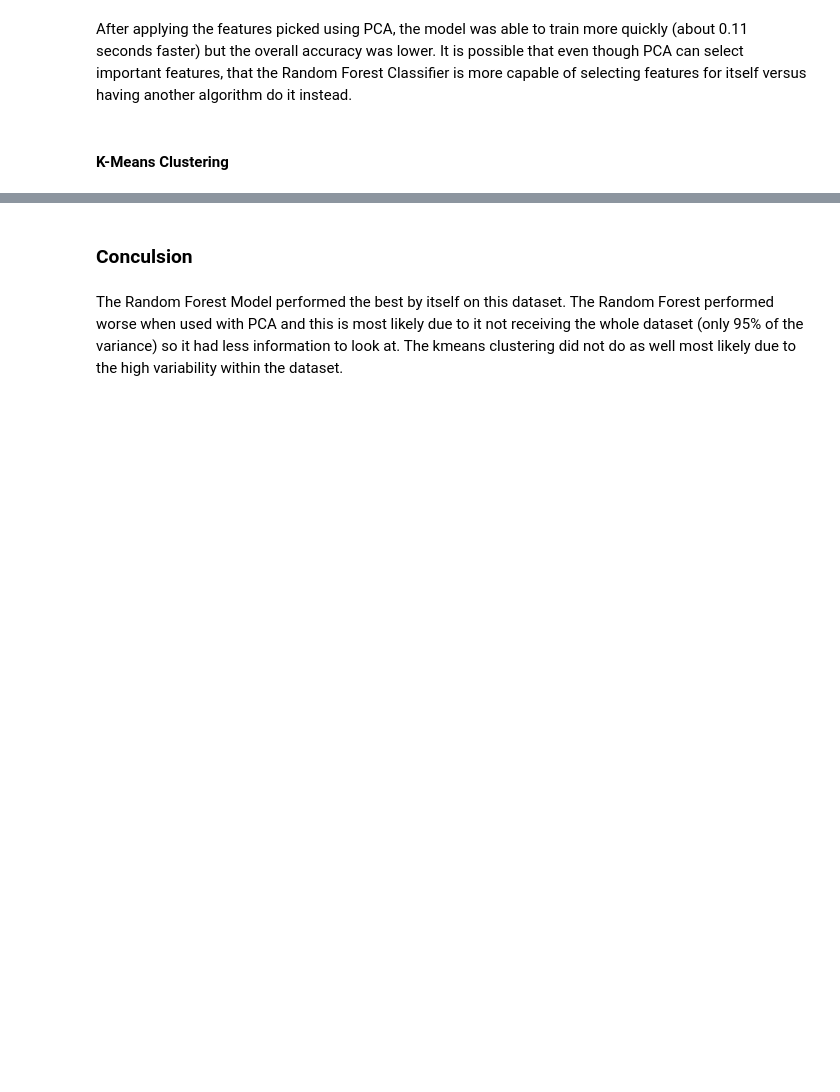
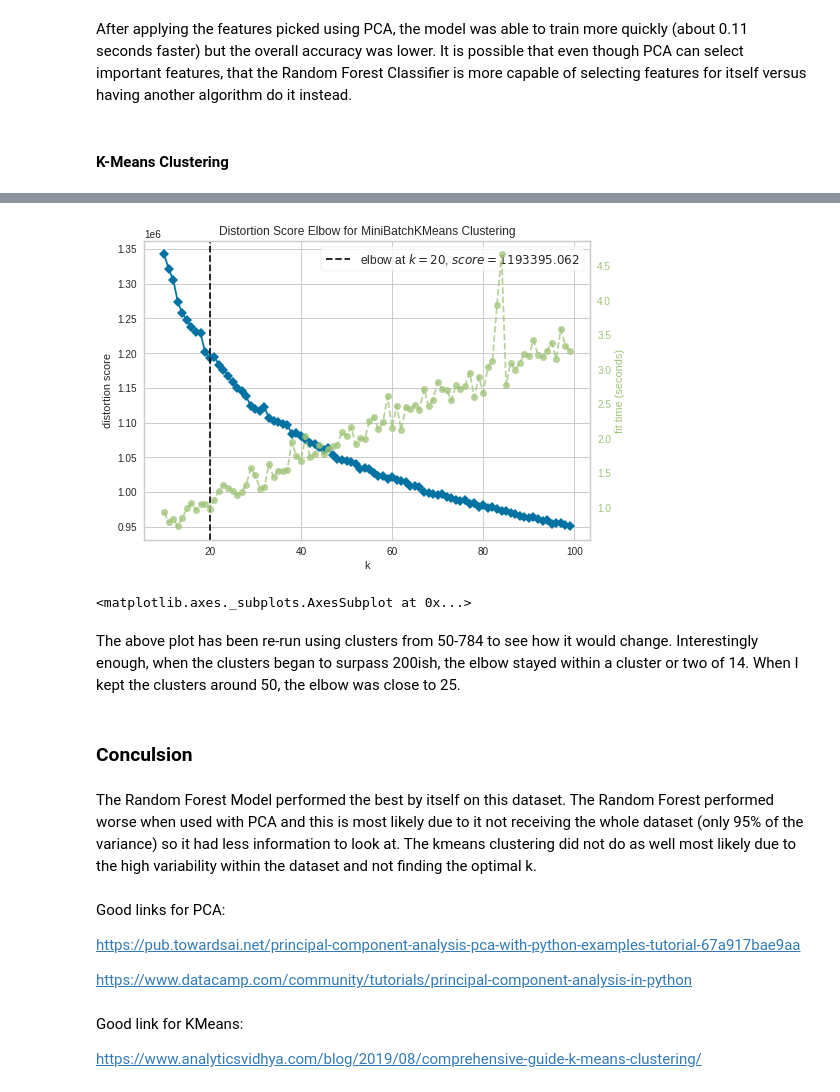
Before and after one commit to erinmcmahon26/MNIST-Digit-Recognizer, a Jupyter notebook: MNIST_Digit_Recognizer.ipynb, the cells around one changed output, grey strips where cells are left out. Saved outputs shown, nothing was run; the diff lists cells and outputs as text; code cells hidden in the pictures; blank space fills up the shorter version.

Commit message:
added additional plot

```diff
--- a/MNIST_Digit_Recognizer.ipynb
+++ b/MNIST_Digit_Recognizer.ipynb
@@ -399,4 +415,28 @@ test_predicted_labels = np.array([int(x) for x in test_predicted_labels])
+# %%
+import yellowbrick
+from sklearn.cluster import KMeans, MiniBatchKMeans
+from sklearn.datasets import make_blobs
+from yellowbrick.cluster import KElbowVisualizer
+model = MiniBatchKMeans()
+visualizer = KElbowVisualizer(model, k=(10,100))
+visualizer.fit(x_train)
+visualizer.show()
+# %% [output]
+[figure, added]
+<matplotlib.axes._subplots.AxesSubplot at 0x...>
+# %% [markdown]
+The above plot has been re-run using clusters from 50-784 to see how it would change. Interestingly enough, when the clusters began to surpass 200ish, the elbow stayed within a cluster or two of 14. When I kept the clusters around 50, the elbow was close to 25.
 # %% [markdown]
 ### Conculsion
 # %% [markdown]
-The Random Forest Model performed the best by itself on this dataset. The Random Forest performed worse when used with PCA and this is most likely due to it not receiving the whole dataset (only 95% of the variance) so it had less information to look at. The kmeans clustering did not do as well most likely due to the high variability within the dataset.
+The Random Forest Model performed the best by itself on this dataset. The Random Forest performed worse when used with PCA and this is most likely due to it not receiving the whole dataset (only 95% of the variance) so it had less information to look at. The kmeans clustering did not do as well most likely due to the high variability within the dataset and not finding the optimal k.
+# %% [markdown]
+Good links for PCA:
+
+https://pub.towardsai.net/principal-component-analysis-pca-with-python-examples-tutorial-67a917bae9aa
+
+https://www.datacamp.com/community/tutorials/principal-component-analysis-in-python
+# %% [markdown]
+Good link for KMeans:
+
+https://www.analyticsvidhya.com/blog/2019/08/comprehensive-guide-k-means-clustering/
```
Also changed, not shown: parts of 12 cells of this notebook.
